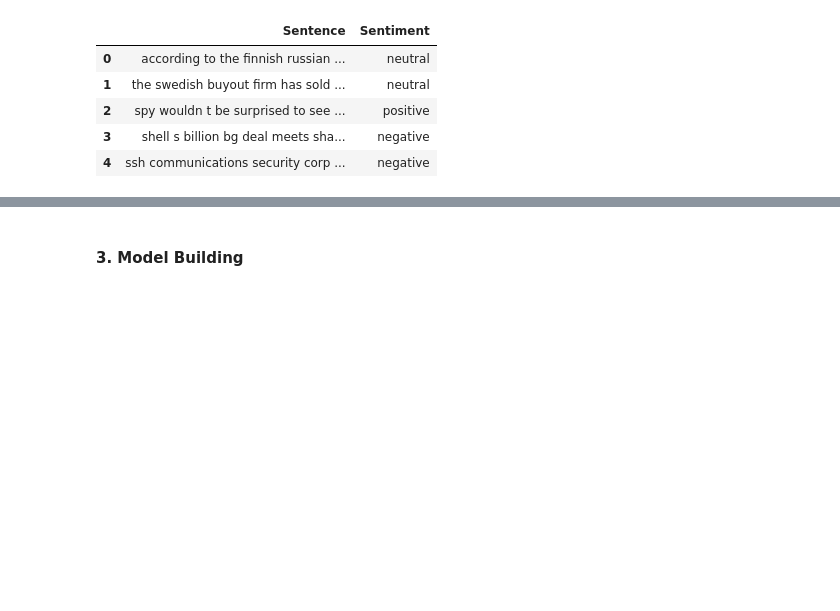
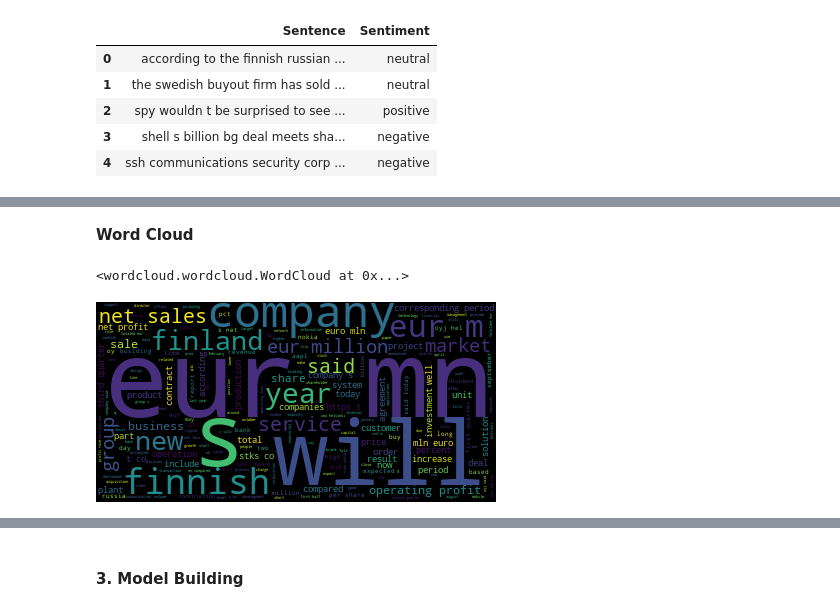
Before and after one commit to prabina-p/data-hacks-2022, a Jupyter notebook: 2-Feature_Engineering.ipynb, the cells around one changed output, grey strips where cells are left out. Cells and saved outputs as stored; diff of their text form; code cells hidden in the pictures; blank space fills up the shorter version.

```diff
--- a/2-Feature_Engineering.ipynb
+++ b/2-Feature_Engineering.ipynb
@@ -20,13 +47,10 @@ data.head()
 #### 2. Feature Engineering
 # %%
 def cleaning(df1):
-    lowered=df1.lower()    # lowering the sentences
+    lowered=df1.lower() # lowering the sentences
     removed=re.sub(r'[^a-z]',' ',lowered)  # replacing the non alphabets with space
-    removed = ''.join([i for i in removed if not i.isdigit()]) # remove digits
-
-    # TODO : add way to remove uselss words
-    #splitted=removed.split(' ')   # splitting the sentences by spaces
-    #df1= [WordNetLemmatizer().lemmatize(word) for word in splitted if word not in stopwords.words('english')]  # lemmatizing and removing stopwords from list
-    #df1=' '.join(df1) # joining back the words of list
-    return(removed) # returning the cleaned words
+    splitted=removed.split(' ')   # splitting the sentences by spaces to lemmatize
+    df1= [WordNetLemmatizer().lemmatize(word) for word in splitted if word not in stopwords.words('english')]  # lemmatizing and removing stopwords
+    df1=' '.join(df1) # joining back the words of list
+    return(removed)
 # %%
@@ -41,0 +76,14 @@ data.head()
+# %% [markdown]
+**Word Cloud**
+# %%
+corpus=' '.join(data['Sentence'])
+# %%
+word_cloud=WordCloud().generate(corpus)
+word_cloud
+# %% [output]
+<wordcloud.wordcloud.WordCloud at 0x...>
+# %%
+img = word_cloud.to_image()
+img
+# %% [output]
+[figure, added]
```
Also changed, not shown: parts of 33 cells of this notebook, 1 other file.
